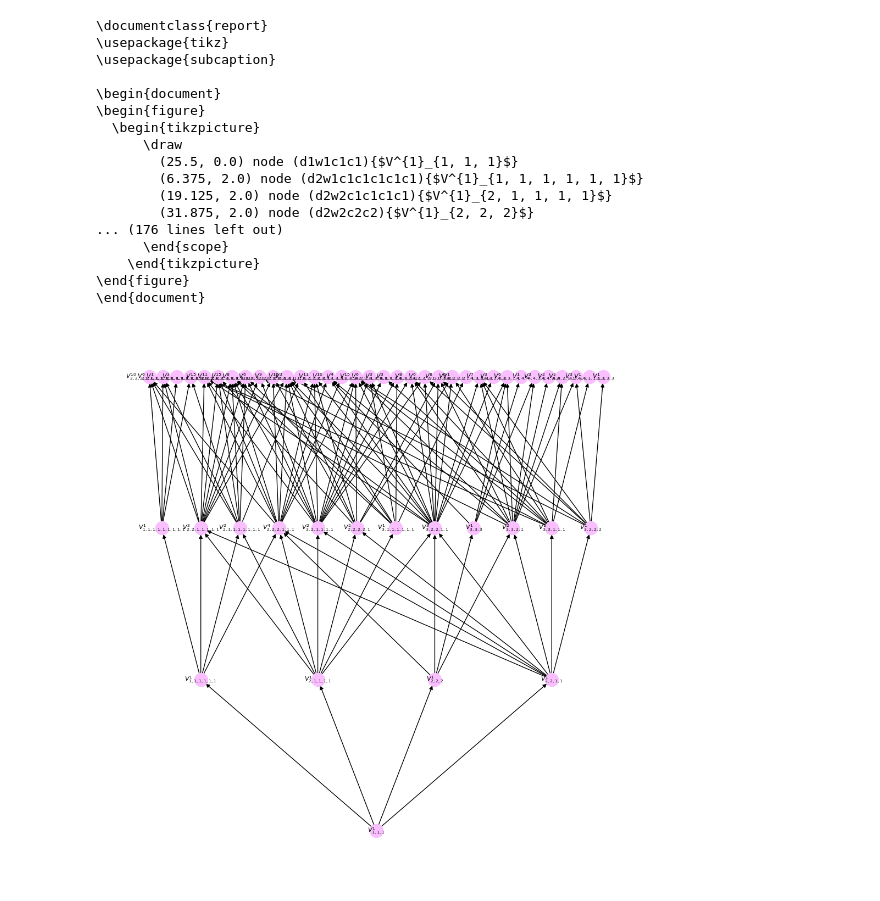
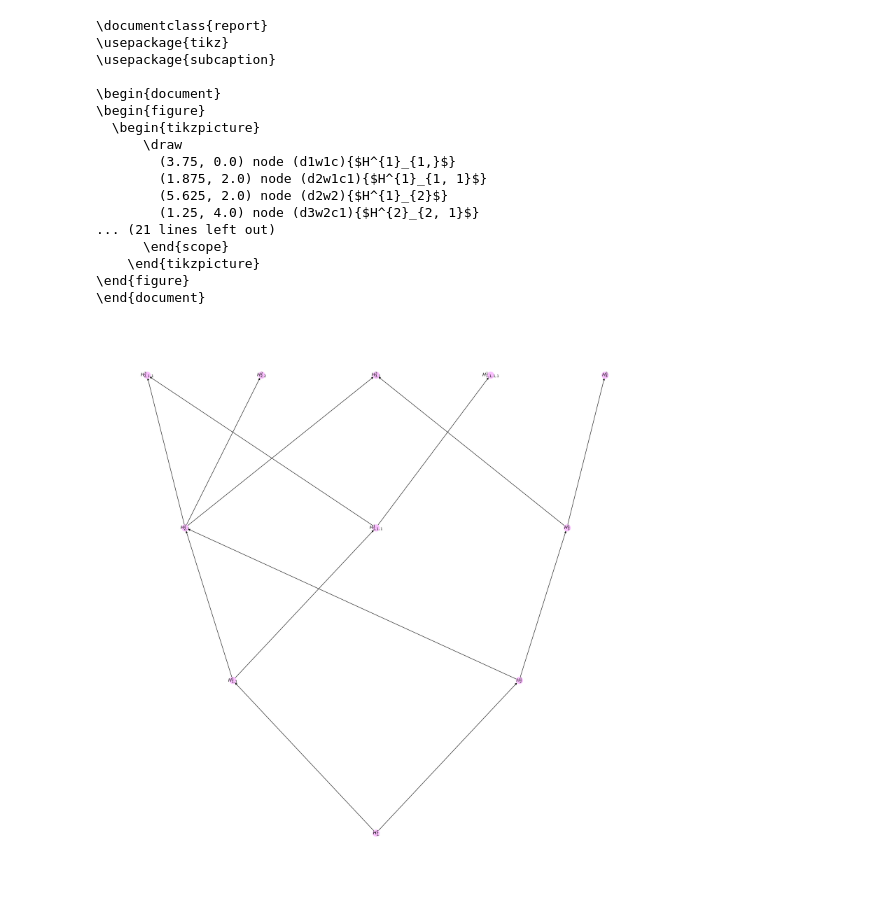
Before and after one commit to SachaGoldman/Torelli, a Jupyter notebook: torelli.ipynb, the cells around one changed output. Saved outputs shown, nothing was run; the diff lists cells and outputs as text; code cells hidden in the pictures.

```diff
--- a/torelli.ipynb
+++ b/torelli.ipynb
@@ -97,7 +106,9 @@ class MinimizedRepresentation:
 
         for rho in represenation.information:
             for irriducible_sub_rep, multiplicty in rep_type[list(irriducible.information.keys())[0]] * rep_type[rho]:
+                multiplicty *= len(represenation.information[rho])
                 dimensions[irriducible_sub_rep][1] -= multiplicty
+                width = new_information[irriducible_sub_rep]
 
                 maps[(rho, irriducible_sub_rep)] = SparseMatrix(dimensions[irriducible_sub_rep][0], multiplicty, [0] * int(dimensions[irriducible_sub_rep][0] * multiplicty)).col_join(
                     SparseMatrix(eye(multiplicty))).col_join(
@@ -131,7 +139,7 @@ class GradedEndormorphism:
             return (f'd{degree}w' + f'{weight}'[1:-1]).replace(' ', '').replace(',', 'c')
 
         def external_label(weight, dimension):
-            return '$V^{' + f'{dimension}' + '}_{' + f'{weight}'[1:-1] + '}$'
+            return '$H^{' + f'{dimension}' + '}_{' + f'{weight}'[1:-1] + '}$'
 
         G = nx.DiGraph()
         labels = {}
@@ -153,10 +161,26 @@ class GradedEndormorphism:
         plt.figure(figsize=size)
         pos = nx.get_node_attributes(G, 'pos')
         nx.draw(G, pos, node_color='#fabfff')
-        nx.draw_networkx_labels(G, pos, labels, font_size=8)
+        nx.draw_networkx_labels(G, pos, labels, font_size=12)
 
         if latex:
             print(nx.to_latex(G, pos, node_label=labels))
+
+    def difference(a, b):
+        # We assume that a and b have a
+        difference_information = {}
+
+        for k in a.information:
+            difference_information[k] = {}
+            for key in a.information[k]:
+                difference_of_maps = a.information[k][key] - b.information[k][key]
+                if difference_of_maps.rank() != 0:
+                    difference_information[k][key] = difference_of_maps
+
+        return GradedEndormorphism(difference_information, 1, a.gar)
+
+    def ideal_generated_by(self):
+        pass  # TODO: This
 # %%
 def create_tensor_representation_algebra(represenation, n):
     tensor_algebra = GradedAlgebraRepresentation({1: represenation}, 1)
@@ -175,26 +199,26 @@ def create_tensor_representation_algebra(represenation, n):
 
     return tensor_algebra, left_multiplication
 # %%
-base_representation = MinimizedRepresentation({(1, 1, 1): standard_basis(1)})
+base_representation = MinimizedRepresentation({(1,): standard_basis(1)})
 tensor_algebra, left_multiplication = create_tensor_representation_algebra(base_representation, 4)
 # %%
-left_multiplication.plot(true)
+left_multiplication.plot(true, (20, 20))
 # %% [output]
 \documentclass{report}
 \usepackage{tikz}
 \usepackage{subcaption}
 
 \begin{document}
 \begin{figure}
   \begin{tikzpicture}
       \draw
-        (25.5, 0.0) node (d1w1c1c1){$V^{1}_{1, 1, 1}$}
-        (6.375, 2.0) node (d2w1c1c1c1c1c1){$V^{1}_{1, 1, 1, 1, 1, 1}$}
-        (19.125, 2.0) node (d2w2c1c1c1c1){$V^{1}_{2, 1, 1, 1, 1}$}
-        (31.875, 2.0) node (d2w2c2c2){$V^{1}_{2, 2, 2}$}
-... (176 lines left out)
+        (3.75, 0.0) node (d1w1c){$H^{1}_{1,}$}
+        (1.875, 2.0) node (d2w1c1){$H^{1}_{1, 1}$}
+        (5.625, 2.0) node (d2w2){$H^{1}_{2}$}
+        (1.25, 4.0) node (d3w2c1){$H^{2}_{2, 1}$}
+... (21 lines left out)
       \end{scope}
     \end{tikzpicture}
 \end{figure}
 \end{document}
-[figure, old version]
+[figure, new version]
```
Also changed, not shown: parts of 9 cells of this notebook.
